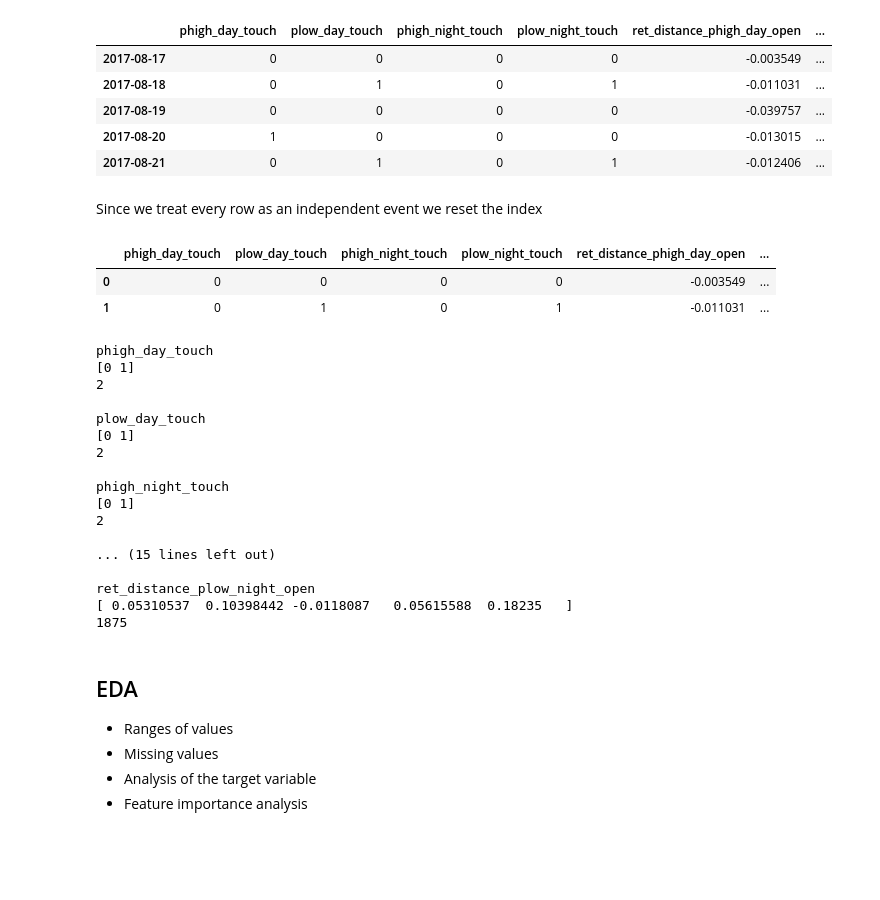
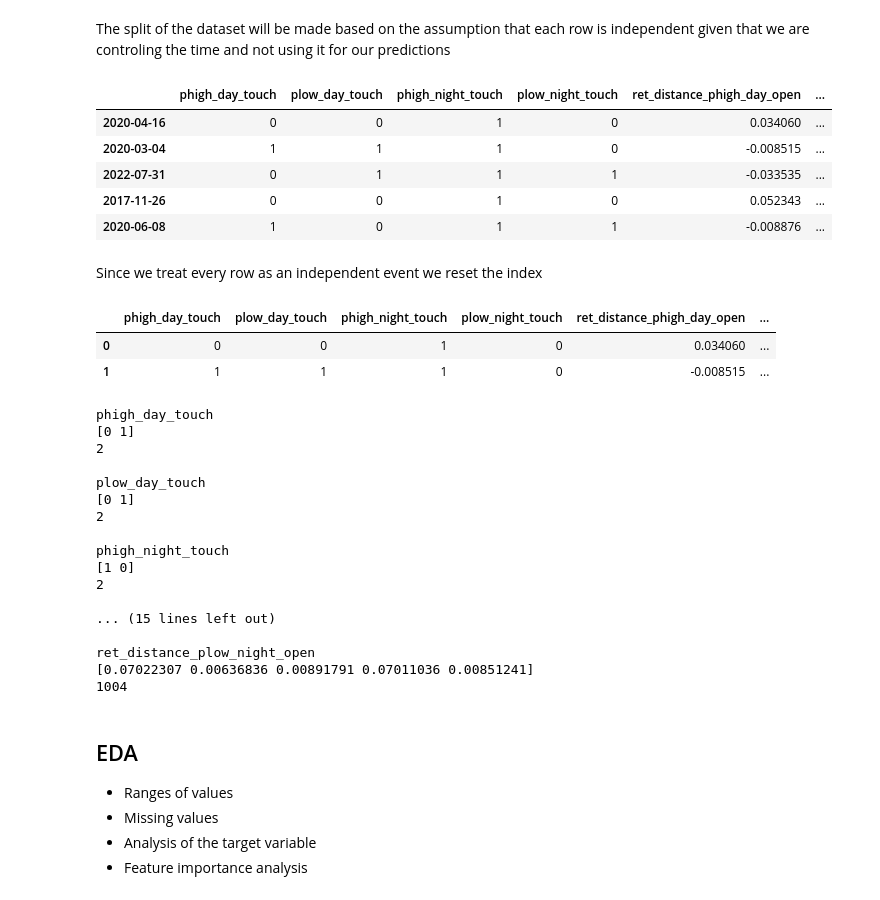
Before and after one commit to sotoblanco/ML-Zoomcamp, a Jupyter notebook: 08-MidtermProject/notebook.ipynb, the cells around one changed output. Drawn from its saved outputs; the diff is of its cells as text; code cells hidden in the pictures; blank space fills up the shorter version.

```diff
--- a/08-MidtermProject/notebook.ipynb
+++ b/08-MidtermProject/notebook.ipynb
@@ -4,0 +8,2 @@ df = pd.read_csv("data/BTC_feature_data.csv", index_col="Unnamed: 0", parse_date
+# %% [markdown]
+The split of the dataset will be made based on the assumption that each row is independent given that we are controling the time and not using it for our predictions
@@ -5,12 +17,12 @@ df = pd.read_csv("data/BTC_feature_data.csv", index_col="Unnamed: 0", parse_date
 # %%
-df.head()
+df_train.head()
 # %% [output]
 |  | phigh_day_touch | plow_day_touch | phigh_night_touch | plow_night_touch | ret_distance_phigh_day_open | ... |
-| 2017-08-17 | 0 | 0 | 0 | 0 | -0.003549 | ... |
-| 2017-08-18 | 0 | 1 | 0 | 1 | -0.011031 | ... |
-| 2017-08-19 | 0 | 0 | 0 | 0 | -0.039757 | ... |
-| 2017-08-20 | 1 | 0 | 0 | 0 | -0.013015 | ... |
-| 2017-08-21 | 0 | 1 | 0 | 1 | -0.012406 | ... |
+| 2020-04-16 | 0 | 0 | 1 | 0 | 0.034060 | ... |
+| 2020-03-04 | 1 | 1 | 1 | 0 | -0.008515 | ... |
+| 2022-07-31 | 0 | 1 | 1 | 1 | -0.033535 | ... |
+| 2017-11-26 | 0 | 0 | 1 | 0 | 0.052343 | ... |
+| 2020-06-08 | 1 | 0 | 1 | 1 | -0.008876 | ... |
 # %% [markdown]
 Since we treat every row as an independent event we reset the index
 # %%
@@ -18,14 +30,14 @@ df.reset_index(inplace=True, drop=True)
 # %%
-df.head(2)
+df_train.head(2)
 # %% [output]
 |  | phigh_day_touch | plow_day_touch | phigh_night_touch | plow_night_touch | ret_distance_phigh_day_open | ... |
-| 0 | 0 | 0 | 0 | 0 | -0.003549 | ... |
-| 1 | 0 | 1 | 0 | 1 | -0.011031 | ... |
+| 0 | 0 | 0 | 1 | 0 | 0.034060 | ... |
+| 1 | 1 | 1 | 1 | 0 | -0.008515 | ... |
 # %%
-for col in df.columns:
+for col in df_train.columns:
 	print(col)
-	print(df[col].unique()[:5])
-	print(df[col].nunique())
+	print(df_train[col].unique()[:5])
+	print(df_train[col].nunique())
 	print()
 # %% [output]
 phigh_day_touch
@@ -37,14 +49,14 @@ plow_day_touch
 2
 
 phigh_night_touch
-[0 1]
+[1 0]
 2
 
 ... (15 lines left out)
 
 ret_distance_plow_night_open
-[ 0.05310537  0.10398442 -0.0118087   0.05615588  0.18235   ]
-1875
+[0.07022307 0.00636836 0.00891791 0.07011036 0.00851241]
+1004
 # %% [markdown]
 ## EDA
 - Ranges of values
```
Also changed, not shown: parts of 67 cells of this notebook, 13 other files.
